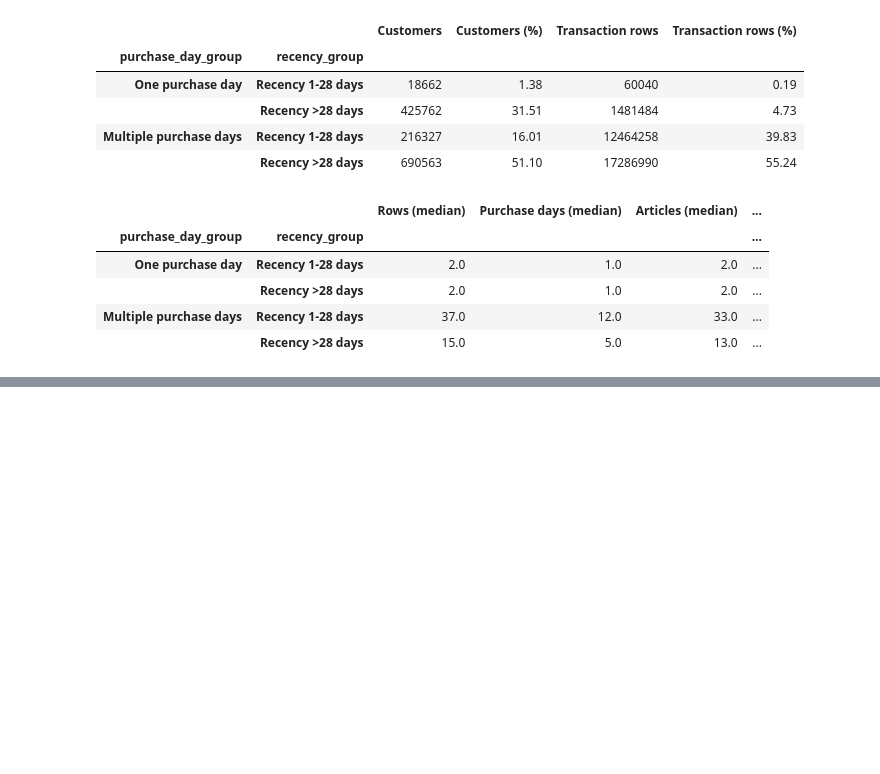
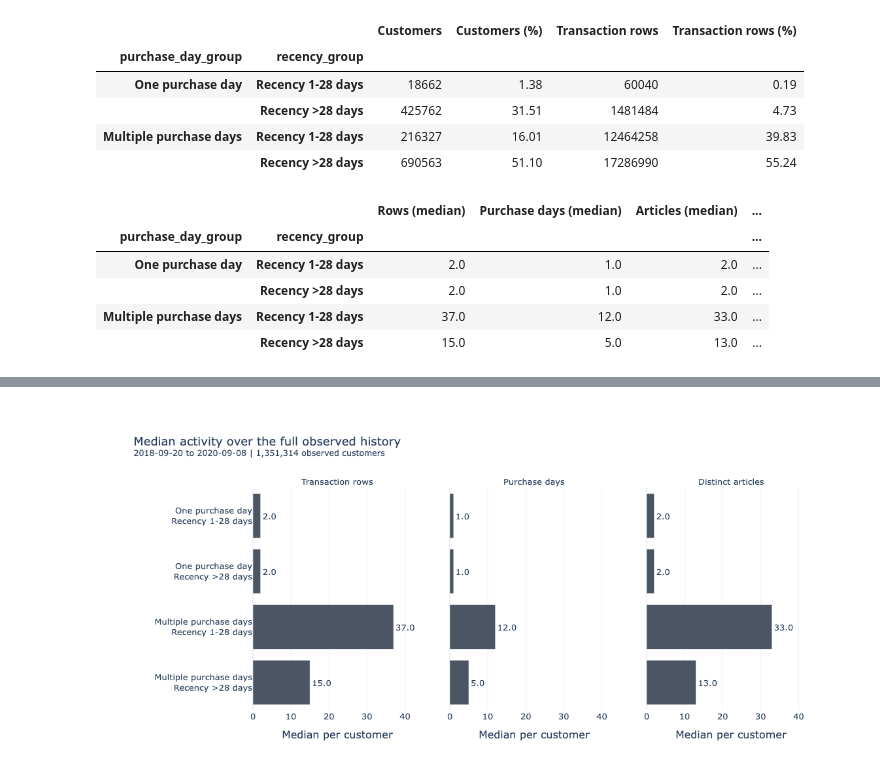
Before and after one commit to Songhai9/atelier-ai-project, a Jupyter notebook: notebooks/behavioral_eda.ipynb, the cells around one changed output, grey strips where cells are left out. Cells and saved outputs as stored; diff of their text form; code cells hidden in the pictures; blank space fills up the shorter version.

```diff
--- a/notebooks/behavioral_eda.ipynb
+++ b/notebooks/behavioral_eda.ipynb
@@ -1854,0 +2023,69 @@ profile_measure_table
+# %%
+fig = px.bar(
+    profile_median_data,
+    x="median_value",
+    y="profile_label",
+    facet_col="measure",
+    facet_col_spacing=0.05,
+    orientation="h",
+    text="median_value",
+    category_orders={
+        "measure": median_measure_order,
+    },
+    color_discrete_sequence=["#4B5563"],
+    hover_data={
+        "customers": ":,",
+        "median_value": ":.1f",
+    },
+    labels={
+        "median_value": "Median per customer",
+        "profile_label": "Customer profile",
+        "customers": "Customers in group",
+    },
+    template="plotly_white",
+    title=(
+        "Median activity over the full observed history"
+        f"<br><sup>{EDA_START.date()} to "
+        f"{(EDA_END_EXCLUSIVE - pd.Timedelta(days=1)).date()}"
+        f" | {observed_customers:,} observed customers</sup>"
+    ),
+)
+
+fig.update_traces(
+    texttemplate="%{x:.1f}",
+    textposition="outside",
+    cliponaxis=False,
+)
+
+fig.update_yaxes(
+    title_text=None,
+    categoryorder="array",
+    categoryarray=profile_order,
+    autorange="reversed",
+)
+
+fig.update_xaxes(
+    range=[
+        0,
+        float(profile_median_data["median_value"].max()) * 1.2,
+    ],
+    title_text="Median per customer",
+)
+
+for annotation in fig.layout.annotations:
+    annotation.text = annotation.text.split("=", 1)[-1]
+
+fig.update_layout(
+    width=1150,
+    height=540,
+    font={"size": 13},
+    showlegend=False,
+    margin={"l": 240, "r": 50, "t": 130, "b": 70},
+)
+
+fig.show(
+    renderer="plotly_mimetype+png",
+    config={"displaylogo": False},
+)
+# %% [output]
+[figure, added]
```
Also changed, not shown: parts of 6 cells of this notebook, 1 other file.
